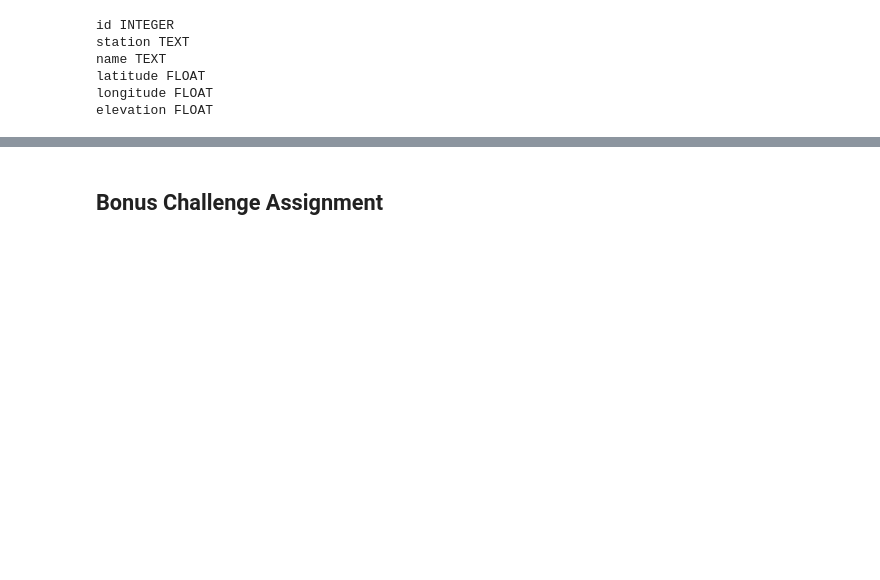
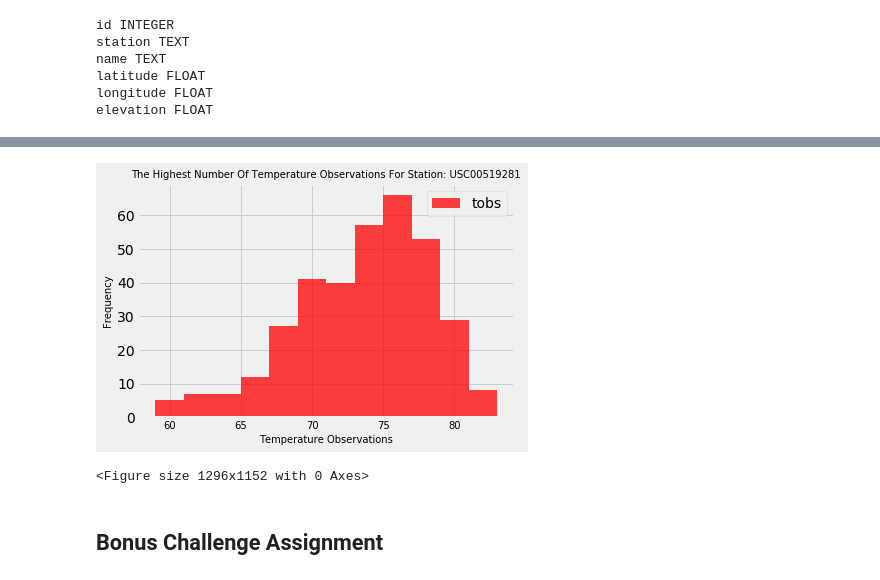
Before and after one commit to erikayi/sqlalchemy-challenge, a Jupyter notebook: climate_starter.ipynb, the cells around one changed output, grey strips where cells are left out. Cells and saved outputs as stored; diff of their text form; code cells hidden in the pictures; blank space fills up the shorter version.

```diff
--- a/climate_starter.ipynb
+++ b/climate_starter.ipynb
@@ -198,0 +349,15 @@ InvalidRequestError: SQL expression, column, or mapped entity expected - got '<s
+# %%
+# Finding the highest temperature in the station data.
+
+# data_highest_temp_station = engine.execute("SELECT station, elevation FROM station")
+# for highest_temp_station in data_highest_temp_station:
+#     print(highest_temp_station)
+
+temperature = session.query(Measurement.station, Measurement.tobs, Measurement.date).\
+                filter(Measurement.station == most_active_station).\
+                filter(Measurement.date <= end_date).\
+                filter(Measurement.date >= begin_date).\
+                order_by(Measurement.date).all()
+# %%
+temperature_df = pd.DataFrame(temperature)
+temperature_df.head()
@@ -199,6 +371,19 @@ InvalidRequestError: SQL expression, column, or mapped entity expected - got '<s
 # %%
 # Choose the station with the highest number of temperature observations.
 # Query the last 12 months of temperature observation data for this station and plot the results as a histogram
+
+temp_data = temperature_df.plot.hist(bins=12, alpha=0.75, color='r')
+
+plt.xlabel("Temperature Observations", fontsize=10)
+plt.ylabel("Frequency", fontsize=10)
+plt.title("The Highest Number Of Temperature Observations For Station: USC00519281", fontsize=10)
+plt.xticks(fontsize=10)
+plt.figure(figsize=(18,16))
+plt.tight_layout()
+plt.show()
+# %% [output]
+[figure, added]
+<Figure size 1296x1152 with 0 Axes>
 # %% [markdown]
 ## Bonus Challenge Assignment
 # %%
```
Also changed, not shown: parts of 23 cells of this notebook, 1 other file.
